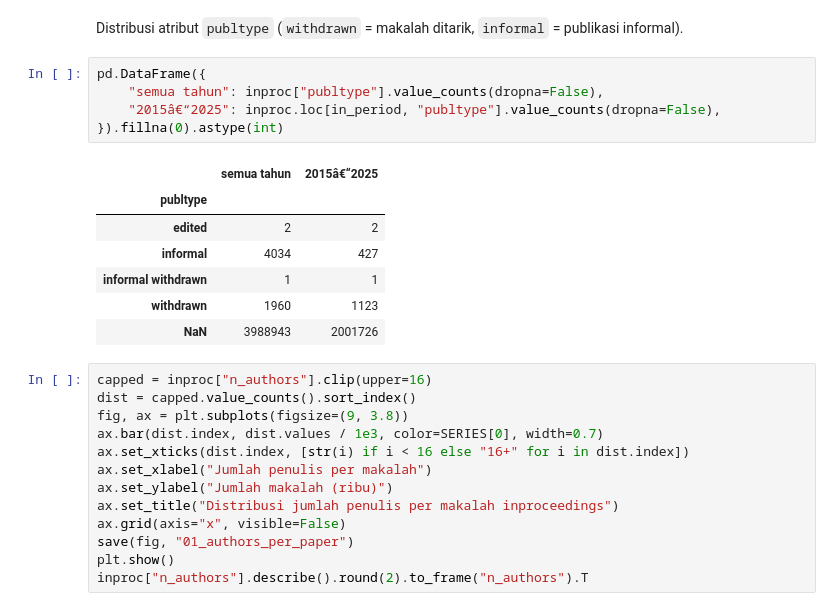
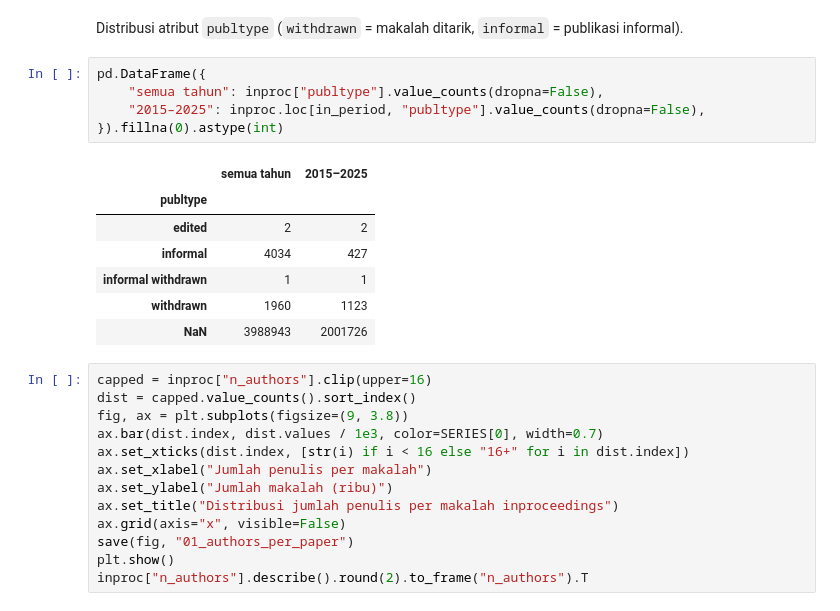
Before and after one commit to RNXFreeze/IF4041-Datmin-Tubes-Kel1, a Jupyter notebook: notebooks/01_data_extraction_preprocessing.ipynb, the cells around one changed output. Cells and saved outputs as stored; diff of their text form.

```diff
--- a/notebooks/01_data_extraction_preprocessing.ipynb
+++ b/notebooks/01_data_extraction_preprocessing.ipynb
@@ -204,10 +204,10 @@ Distribusi atribut `publtype` (`withdrawn` = makalah ditarik, `informal` = publi
 # %%
 pd.DataFrame({
     "semua tahun": inproc["publtype"].value_counts(dropna=False),
-    "2015â€“2025": inproc.loc[in_period, "publtype"].value_counts(dropna=False),
+    "2015–2025": inproc.loc[in_period, "publtype"].value_counts(dropna=False),
 }).fillna(0).astype(int)
 # %% [output]
-|  | semua tahun | 2015â€“2025 |
+|  | semua tahun | 2015–2025 |
 | publtype |  |  |
 | edited | 2 | 2 |
 | informal | 4034 | 427 |
```
Also changed, not shown: parts of 8 cells of this notebook, 1 other file.
